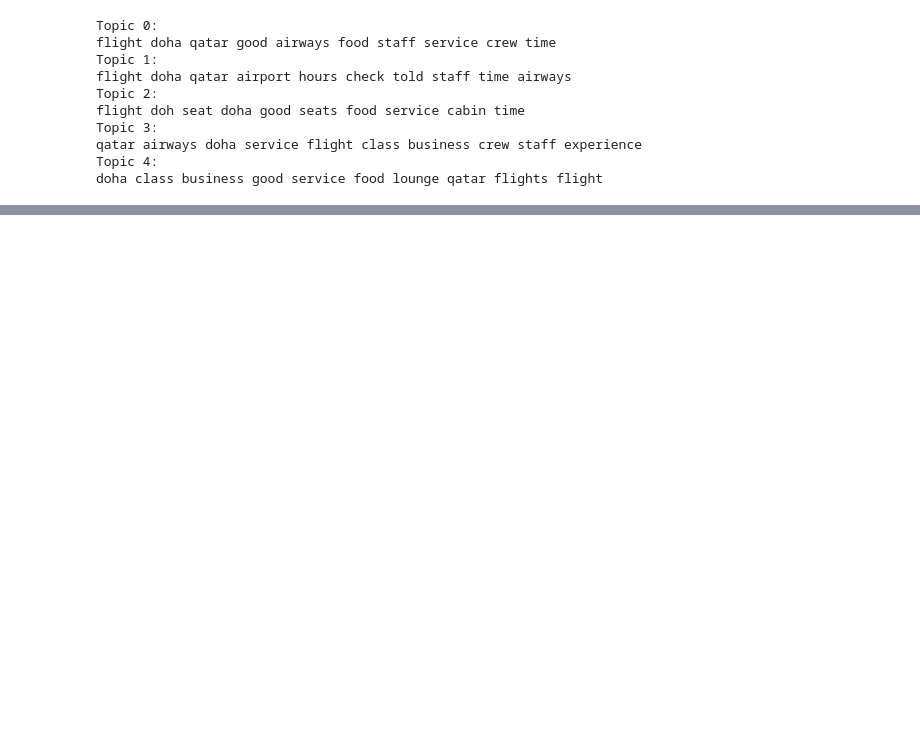
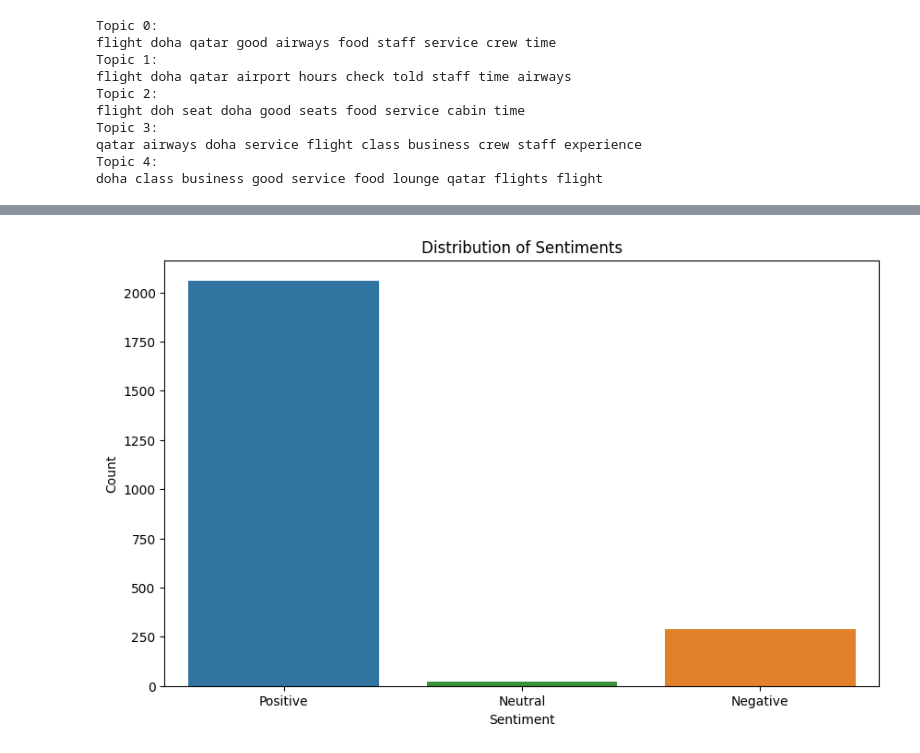
Before and after one commit to arudhatt/sentiment_analysis, a Jupyter notebook: qatar_airways_analysis.ipynb, the cells around one changed output, grey strips where cells are left out. Cells and saved outputs as stored; diff of their text form; code cells hidden in the pictures; blank space fills up the shorter version.

```diff
--- a/qatar_airways_analysis.ipynb
+++ b/qatar_airways_analysis.ipynb
@@ -342,0 +427,10 @@ Rating
+# %%
+# Visualization of Sentiment Distribution
+plt.figure(figsize=(10, 6))
+sns.countplot(x='Sentiment', data=df, order=['Positive', 'Neutral', 'Negative'], hue='Sentiment', legend=False)
+plt.title('Distribution of Sentiments')
+plt.xlabel('Sentiment')
+plt.ylabel('Count')
+plt.show()
+# %% [output]
+[figure, added]
```
Also changed, not shown: parts of 28 cells of this notebook.
